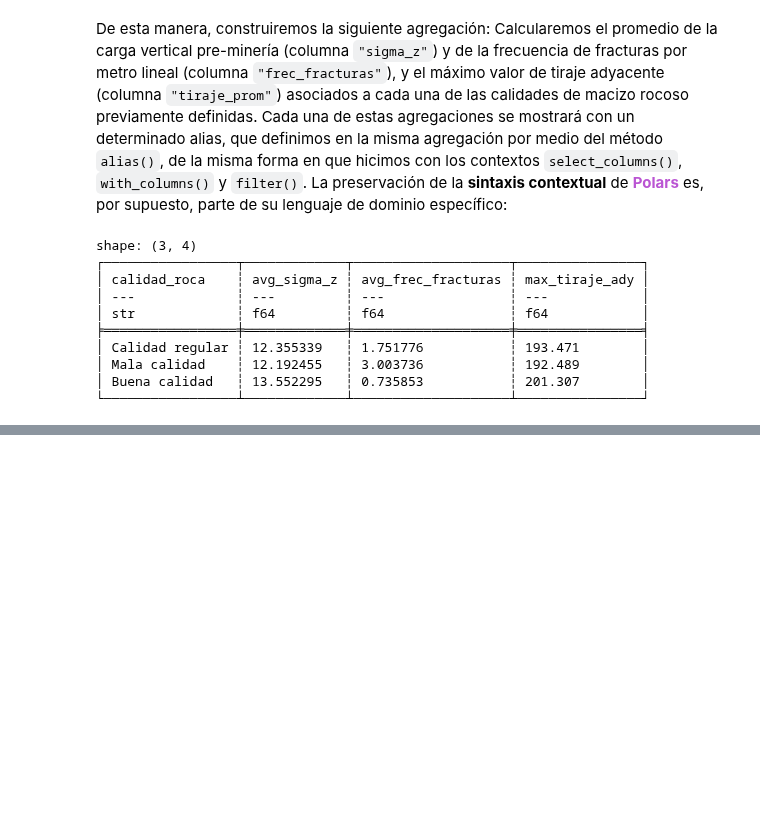
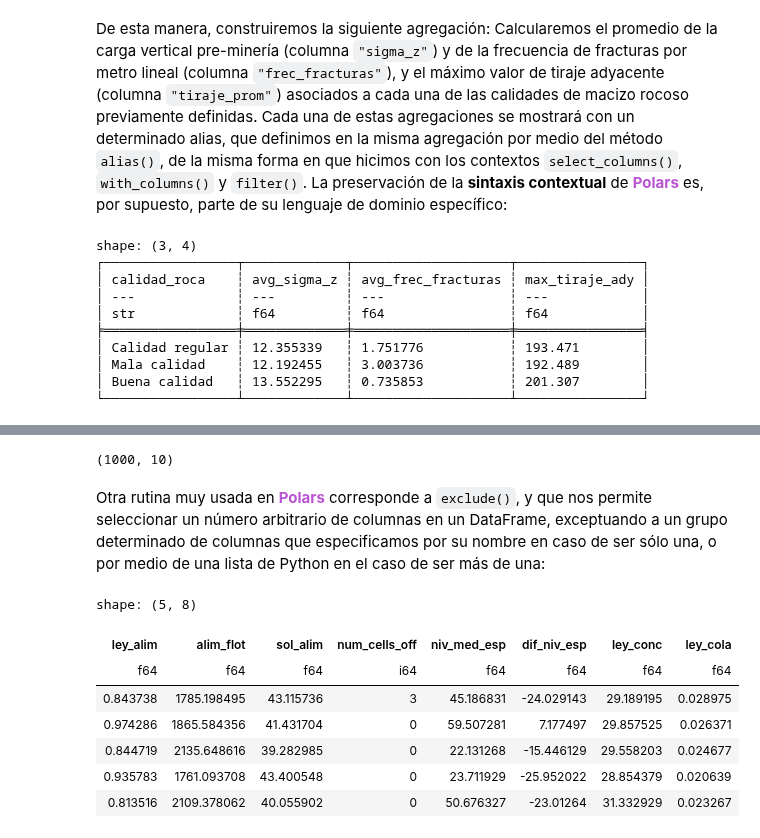
Before and after one commit to rquezadac/udd_data_analytics_lectures, a Jupyter notebook: Sección 5 - Introducción a Polars/clase_5_2.ipynb, the cells around one changed output, grey strips where cells are left out. Drawn from its saved outputs; the diff is of its cells as text; code cells hidden in the pictures; blank space fills up the shorter version.

Commit message:
polars expressions basics

```diff
--- a/Sección 5 - Introducción a Polars/clase_5_2.ipynb
+++ b/Sección 5 - Introducción a Polars/clase_5_2.ipynb
@@ -350,0 +673,22 @@ shape: (3, 4)
+# %%
+# Efectivamente, la selección anterior equivale al mismo DataFrame, ya que tiene sus mismas dimensiones.
+selection.shape
+# %% [output]
+(1000, 10)
+# %% [markdown]
+Otra rutina muy usada en **<font color="mediumorchid">Polars</font>** corresponde a `exclude()`, y que nos permite seleccionar un número arbitrario de columnas en un DataFrame, exceptuando a un grupo determinado de columnas que especificamos por su nombre en caso de ser sólo una, o por medio de una lista de Python en el caso de ser más de una:
+# %%
+# Excluimos tres columnas de nuestro DataFrame en esta selección.
+selection = df_flot.select([pl.exclude(["cond_relaves", "perfil_niveles"])])
+# %%
+# Mostramos las primeras filas de la selección anterior.
+selection.head()
+# %% [output]
+shape: (5, 8)
+| ley_alim | alim_flot | sol_alim | num_cells_off | niv_med_esp | dif_niv_esp | ley_conc | ley_cola |
+| f64 | f64 | f64 | i64 | f64 | f64 | f64 | f64 |
+| 0.843738 | 1785.198495 | 43.115736 | 3 | 45.186831 | -24.029143 | 29.189195 | 0.028975 |
+| 0.974286 | 1865.584356 | 41.431704 | 0 | 59.507281 | 7.177497 | 29.857525 | 0.026371 |
+| 0.844719 | 2135.648616 | 39.282985 | 0 | 22.131268 | -15.446129 | 29.558203 | 0.024677 |
+| 0.935783 | 1761.093708 | 43.400548 | 0 | 23.711929 | -25.952022 | 28.854379 | 0.020639 |
+| 0.813516 | 2109.378062 | 40.055902 | 0 | 50.676327 | -23.01264 | 31.332929 | 0.023267 |
```
Also changed, not shown: parts of 51 cells of this notebook, 1 other file.
